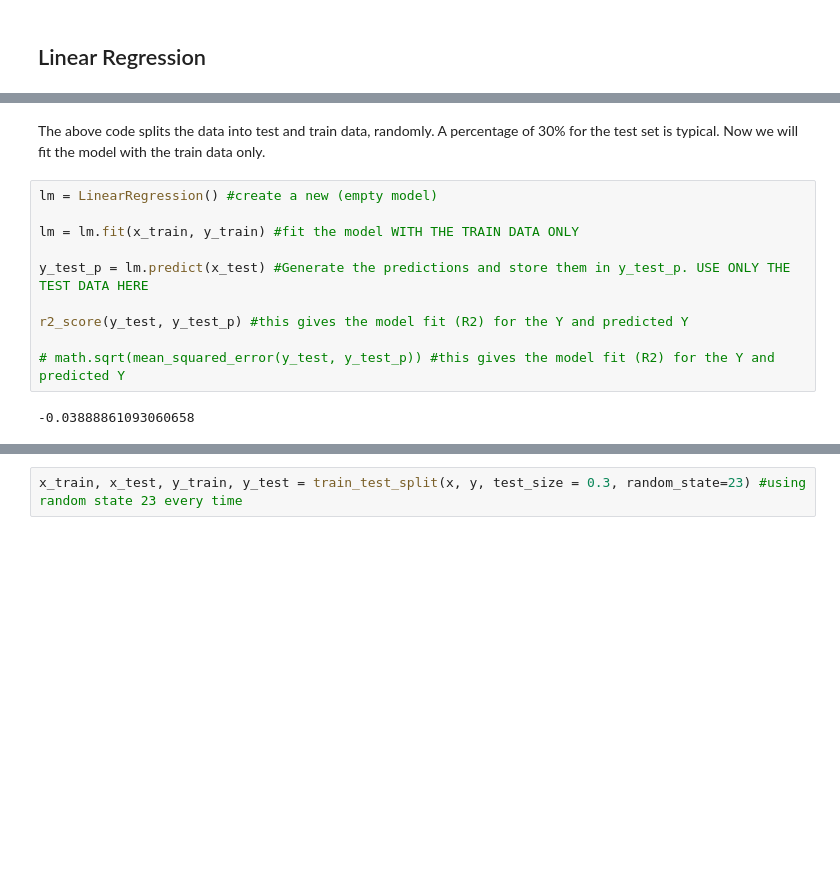
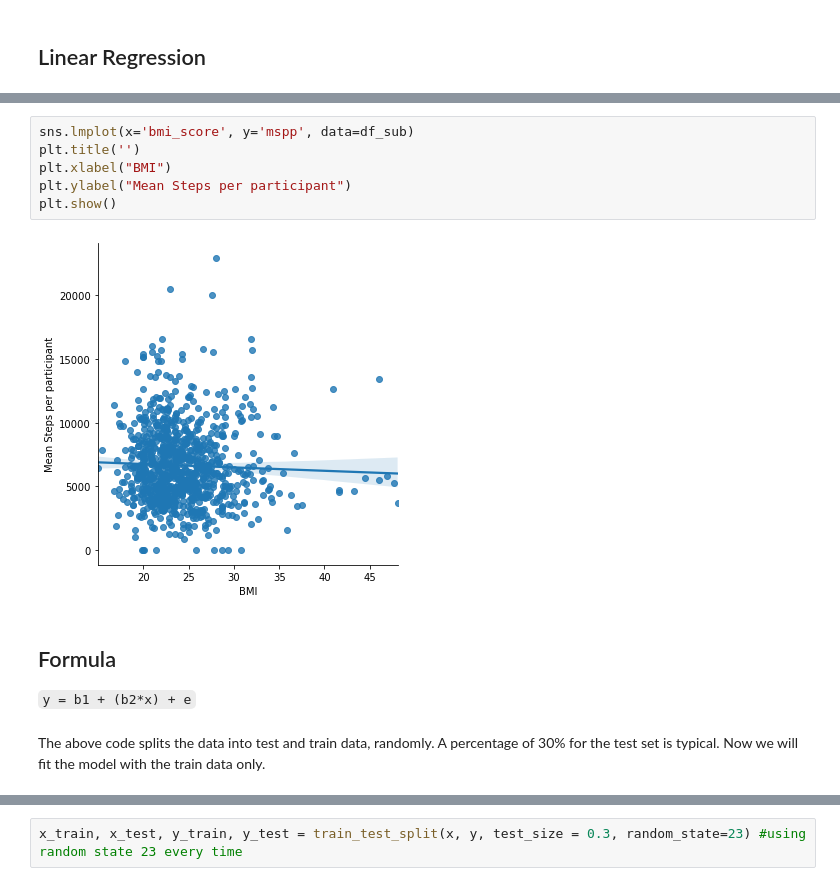
Before and after one commit to sjerrietukkel/fitbit_predictive, a Jupyter notebook: linear-regression.ipynb, the cells around one changed output, grey strips where cells are left out. Saved outputs shown, nothing was run; the diff lists cells and outputs as text; blank space fills up the shorter version.

```diff
--- a/linear-regression.ipynb
+++ b/linear-regression.ipynb
@@ -198,14 +215,14 @@ x_train, x_test, y_train, y_test = train_test_split(x, y, test_size = 0.3) #spli
+# %%
+sns.lmplot(x='bmi_score', y='mspp', data=df_sub)
+plt.title('')
+plt.xlabel("BMI")
+plt.ylabel("Mean Steps per participant")
+plt.show()
+# %% [output]
+[figure, added]
+# %% [markdown]
+## Formula
+
+`y = b1 + (b2*x) + e`
 # %% [markdown]
 The above code splits the data into test and train data, randomly. A percentage of 30% for the test set is typical. Now we will fit the model with the train data only.
-# %%
-lm = LinearRegression() #create a new (empty model)
-
-lm = lm.fit(x_train, y_train) #fit the model WITH THE TRAIN DATA ONLY
-
-y_test_p = lm.predict(x_test) #Generate the predictions and store them in y_test_p. USE ONLY THE TEST DATA HERE
-
-r2_score(y_test, y_test_p) #this gives the model fit (R2) for the Y and predicted Y
-
-# math.sqrt(mean_squared_error(y_test, y_test_p)) #this gives the model fit (R2) for the Y and predicted Y
-# %% [output]
--0.03888861093060658
```
Also changed, not shown: parts of 8 cells of this notebook.
